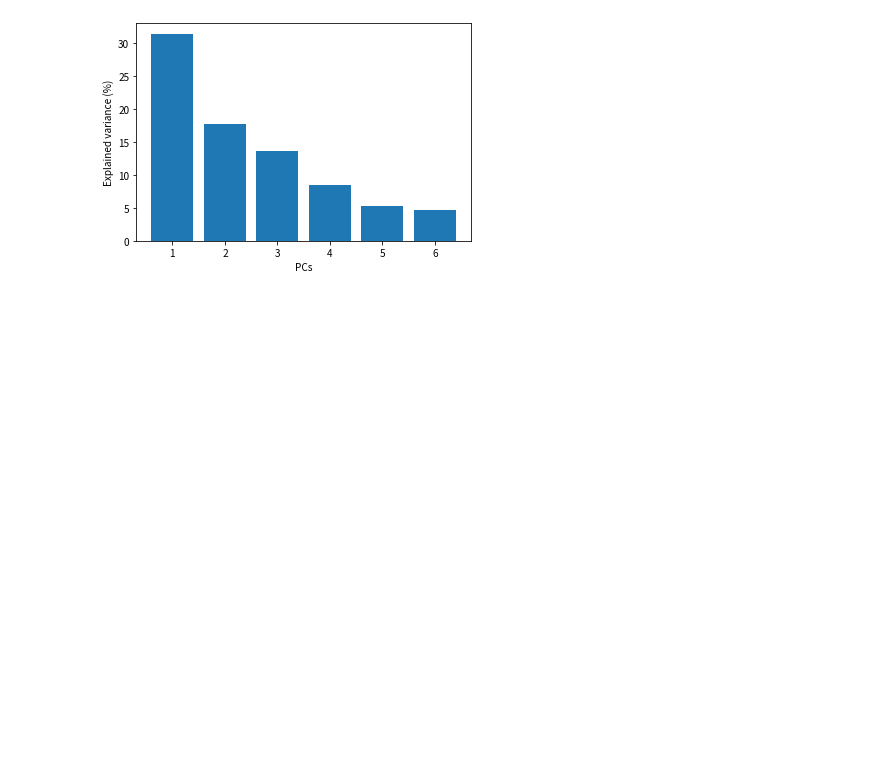
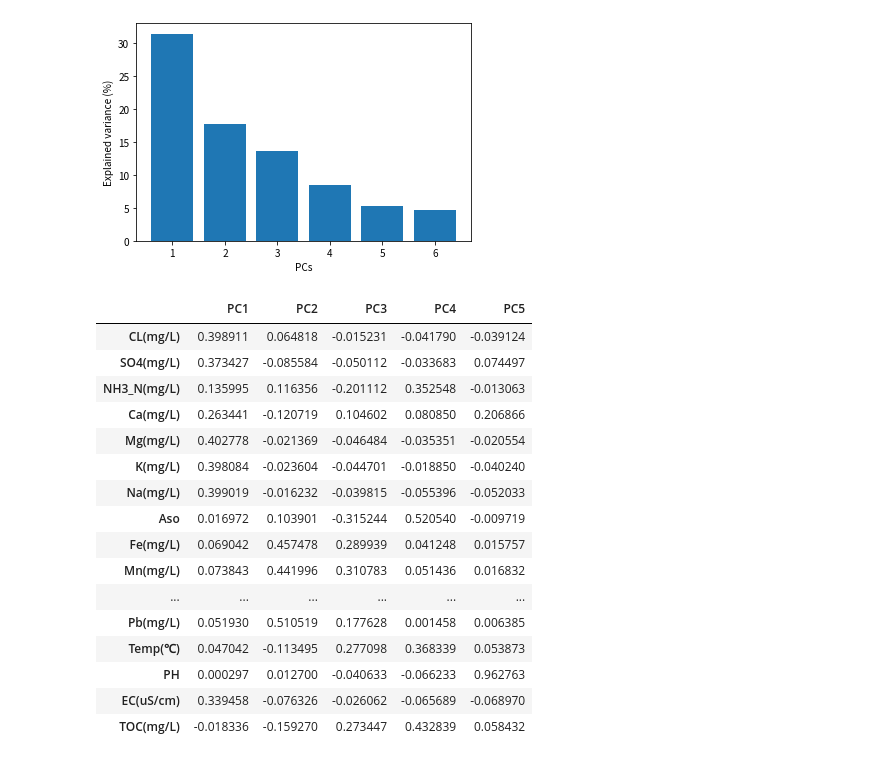
Before and after one commit to dispink/SI_TW, a Jupyter notebook: 2015-2019_analysis.ipynb, the cells around one changed output. Saved outputs shown, nothing was run; the diff lists cells and outputs as text; code cells hidden in the pictures; blank space fills up the shorter version.

```diff
--- a/2015-2019_analysis.ipynb
+++ b/2015-2019_analysis.ipynb
@@ -101,3 +109,25 @@ plt.ylabel('Explained variance (%)')
 plt.savefig('{}\\results\\2015-2019_PCA_variance_{}.png'.format(path, date))
 # %% [output]
 [figure]
+# %%
+comp_df = pd.DataFrame(pca.components_[:5].T, columns=['PC{}'.format(_) for _ in range(1, 6)], index=data_df.columns[5:])
+comp_df.to_csv('{}/results/2015-2019_PCA_loadings_AN.csv'.format(path))
+comp_df
+# %% [output]
+|  | PC1 | PC2 | PC3 | PC4 | PC5 |
+| CL(mg/L) | 0.398911 | 0.064818 | -0.015231 | -0.041790 | -0.039124 |
+| SO4(mg/L) | 0.373427 | -0.085584 | -0.050112 | -0.033683 | 0.074497 |
+| NH3_N(mg/L) | 0.135995 | 0.116356 | -0.201112 | 0.352548 | -0.013063 |
+| Ca(mg/L) | 0.263441 | -0.120719 | 0.104602 | 0.080850 | 0.206866 |
+| Mg(mg/L) | 0.402778 | -0.021369 | -0.046484 | -0.035351 | -0.020554 |
+| K(mg/L) | 0.398084 | -0.023604 | -0.044701 | -0.018850 | -0.040240 |
+| Na(mg/L) | 0.399019 | -0.016232 | -0.039815 | -0.055396 | -0.052033 |
+| Aso | 0.016972 | 0.103901 | -0.315244 | 0.520540 | -0.009719 |
+| Fe(mg/L) | 0.069042 | 0.457478 | 0.289939 | 0.041248 | 0.015757 |
+| Mn(mg/L) | 0.073843 | 0.441996 | 0.310783 | 0.051436 | 0.016832 |
+| ... | ... | ... | ... | ... | ... |
+| Pb(mg/L) | 0.051930 | 0.510519 | 0.177628 | 0.001458 | 0.006385 |
+| Temp(℃) | 0.047042 | -0.113495 | 0.277098 | 0.368339 | 0.053873 |
+| PH | 0.000297 | 0.012700 | -0.040633 | -0.066233 | 0.962763 |
+| EC(uS/cm) | 0.339458 | -0.076326 | -0.026062 | -0.065689 | -0.068970 |
+| TOC(mg/L) | -0.018336 | -0.159270 | 0.273447 | 0.432839 | 0.058432 |
```
Also changed, not shown: parts of 14 cells of this notebook.
